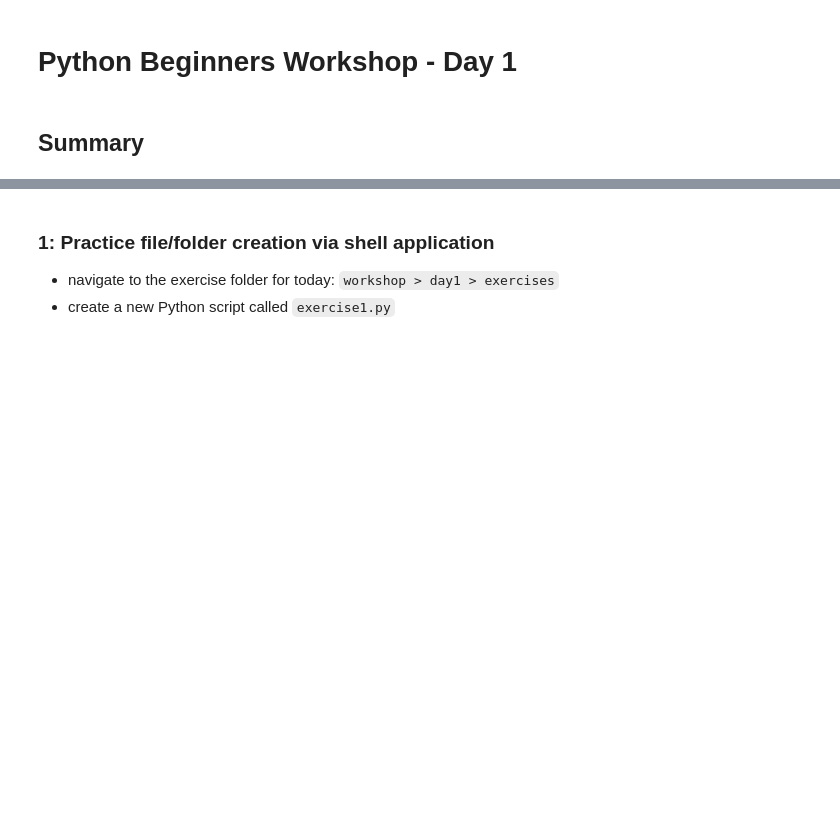
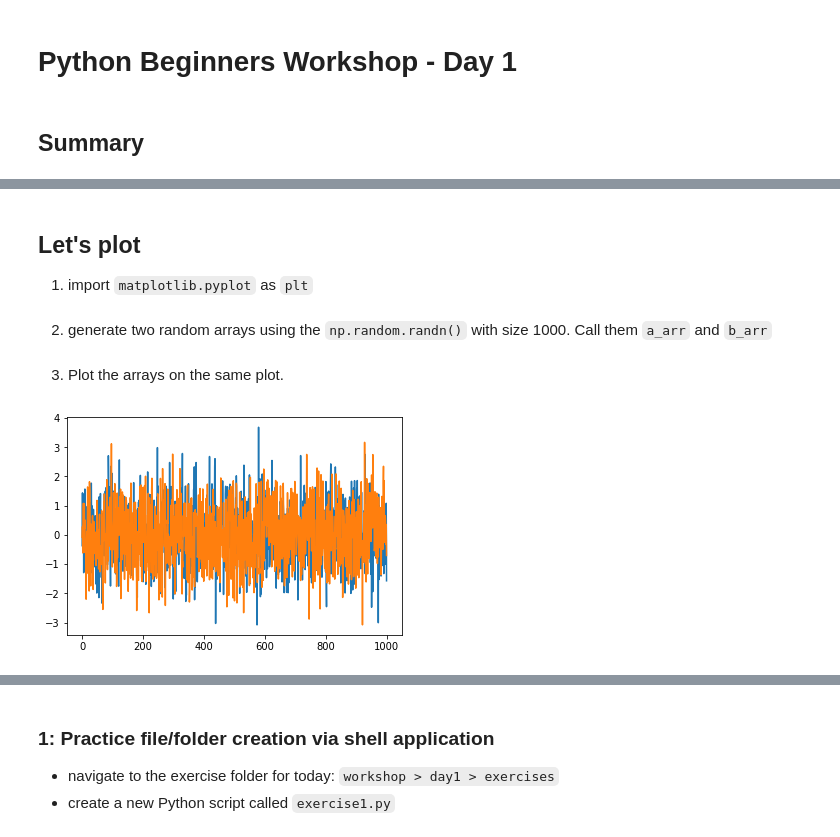
Before and after one commit to mohammadbashiri/MPI-python-workshop-march2019, a Jupyter notebook: Day1/day1_exercises.ipynb, the cells around one changed output, grey strips where cells are left out. Cells and saved outputs as stored; diff of their text form; code cells hidden in the pictures; blank space fills up the shorter version.

```diff
--- a/Day1/day1_exercises.ipynb
+++ b/Day1/day1_exercises.ipynb
@@ -29,0 +605,4 @@ Some notes:
+# %% [markdown]
+## Let's plot
+
+1) import `matplotlib.pyplot` as `plt`
@@ -29,0 +611,12 @@ Some notes:
+# %% [markdown]
+2) generate two random arrays using the `np.random.randn()` with size 1000. Call them `a_arr` and `b_arr`
+# %%
+a_arr = np.random.randn(1000)
+b_arr = np.random.randn(1000)
+# %% [markdown]
+3) Plot the arrays on the same plot.
+# %%
+plt.plot(a_arr)
+plt.plot(b_arr);
+# %% [output]
+[figure, added]
```
Also changed, not shown: parts of 227 cells of this notebook.
